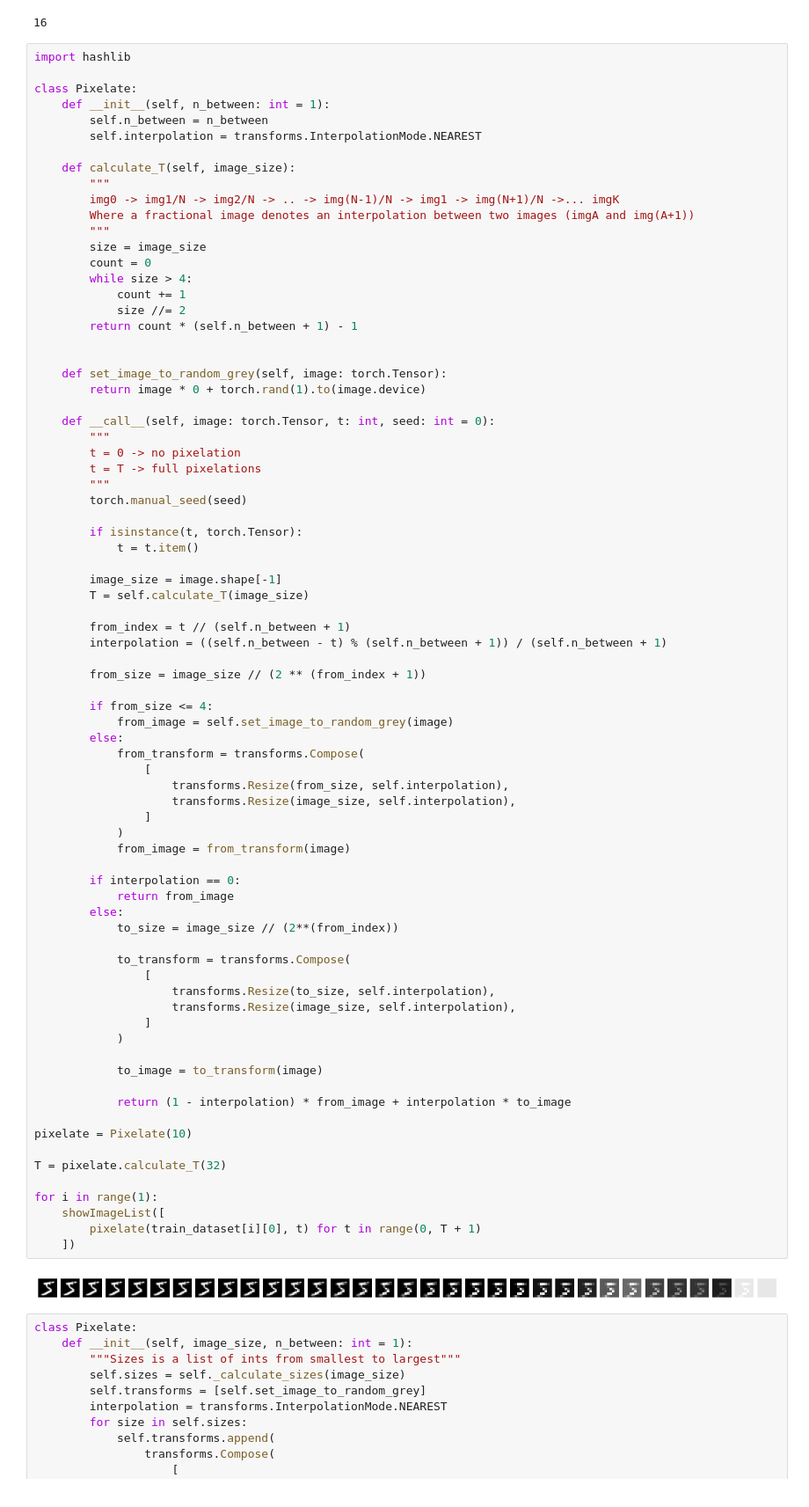
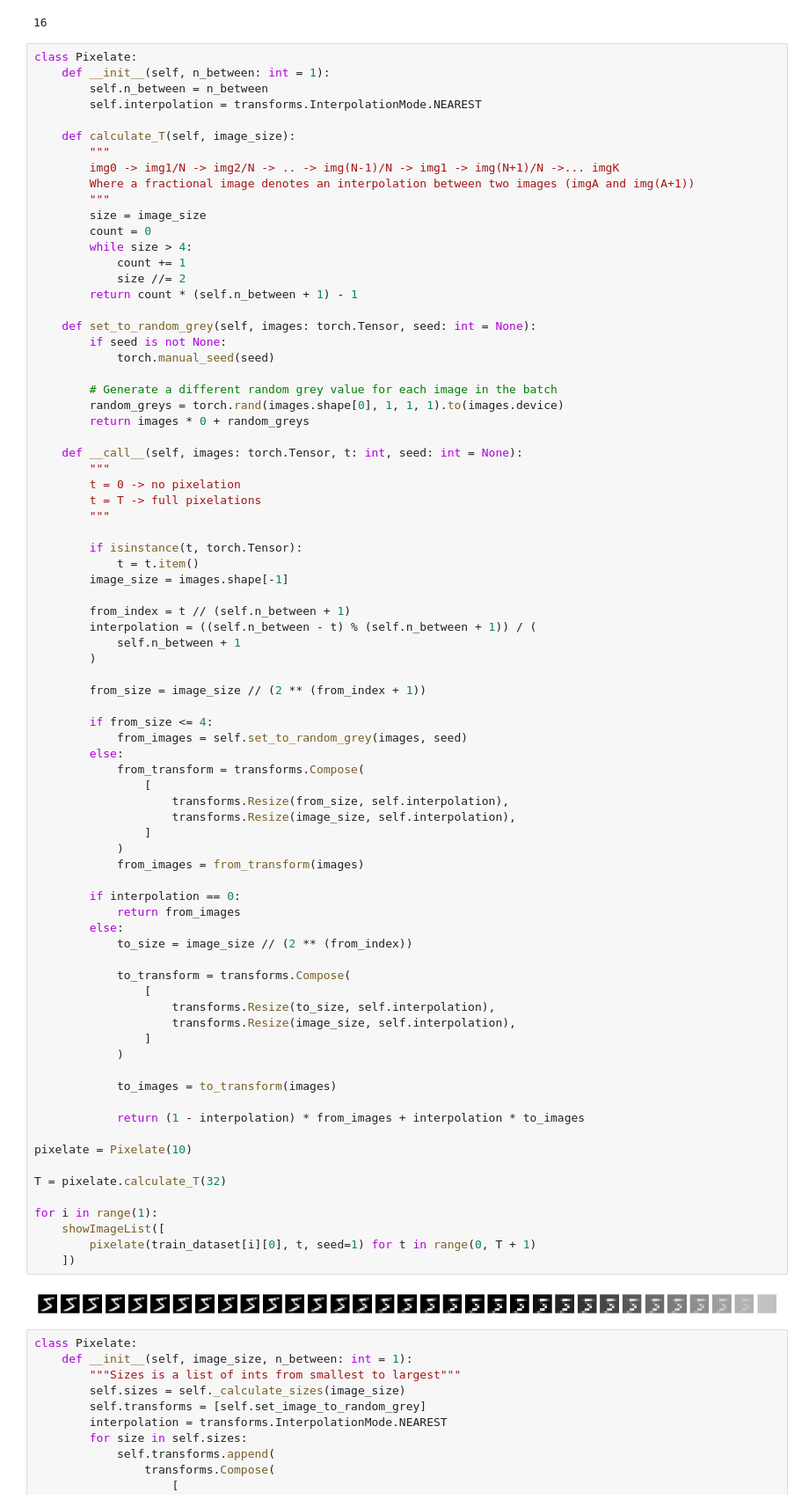
Before and after one commit to christianjensen2903/MNISTDiffusion, a Jupyter notebook: cold.ipynb, the cells around one changed output. Shown: that part at 88% size. Saved outputs shown, nothing was run; the diff lists cells and outputs as text.

```diff
--- a/cold.ipynb
+++ b/cold.ipynb
@@ -70,8 +70,6 @@ T
 # %% [output]
 16
 # %%
-import hashlib
-
 class Pixelate:
     def __init__(self, n_between: int = 1):
         self.n_between = n_between
@@ -89,65 +87,68 @@ class Pixelate:
             size //= 2
         return count * (self.n_between + 1) - 1
 
+    def set_to_random_grey(self, images: torch.Tensor, seed: int = None):
+        if seed is not None:
+            torch.manual_seed(seed)
 
-    def set_image_to_random_grey(self, image: torch.Tensor):
-        return image * 0 + torch.rand(1).to(image.device)
+        # Generate a different random grey value for each image in the batch
+        random_greys = torch.rand(images.shape[0], 1, 1, 1).to(images.device)
+        return images * 0 + random_greys
 
-    def __call__(self, image: torch.Tensor, t: int, seed: int = 0):
+    def __call__(self, images: torch.Tensor, t: int, seed: int = None):
         """
         t = 0 -> no pixelation
         t = T -> full pixelations
         """
-        torch.manual_seed(seed)
 
         if isinstance(t, torch.Tensor):
             t = t.item()
-
-        image_size = image.shape[-1]
-        T = self.calculate_T(image_size)
+        image_size = images.shape[-1]
 
         from_index = t // (self.n_between + 1)
-        interpolation = ((self.n_between - t) % (self.n_between + 1)) / (self.n_between + 1)
+        interpolation = ((self.n_between - t) % (self.n_between + 1)) / (
+            self.n_between + 1
+        )
 
         from_size = image_size // (2 ** (from_index + 1))
 
         if from_size <= 4:
-            from_image = self.set_image_to_random_grey(image)
+            from_images = self.set_to_random_grey(images, seed)
         else:
             from_transform = transforms.Compose(
                 [
                     transforms.Resize(from_size, self.interpolation),
                     transforms.Resize(image_size, self.interpolation),
                 ]
             )
-            from_image = from_transform(image)
+            from_images = from_transform(images)
 
         if interpolation == 0:
-            return from_image
+            return from_images
         else:
-            to_size = image_size // (2**(from_index))
+            to_size = image_size // (2 ** (from_index))
 
             to_transform = transforms.Compose(
                 [
                     transforms.Resize(to_size, self.interpolation),
                     transforms.Resize(image_size, self.interpolation),
                 ]
             )
 
-            to_image = to_transform(image)
+            to_images = to_transform(images)
 
-            return (1 - interpolation) * from_image + interpolation * to_image
+            return (1 - interpolation) * from_images + interpolation * to_images
 
 pixelate = Pixelate(10)
 
 T = pixelate.calculate_T(32)
 
 for i in range(1):
     showImageList([
-        pixelate(train_dataset[i][0], t) for t in range(0, T + 1)
+        pixelate(train_dataset[i][0], t, seed=1) for t in range(0, T + 1)
     ])
 # %% [output]
-[figure, old version]
+[figure, new version]
 # %%
 class Pixelate:
     def __init__(self, image_size, n_between: int = 1):
```
Also changed, not shown: 2 other files.
